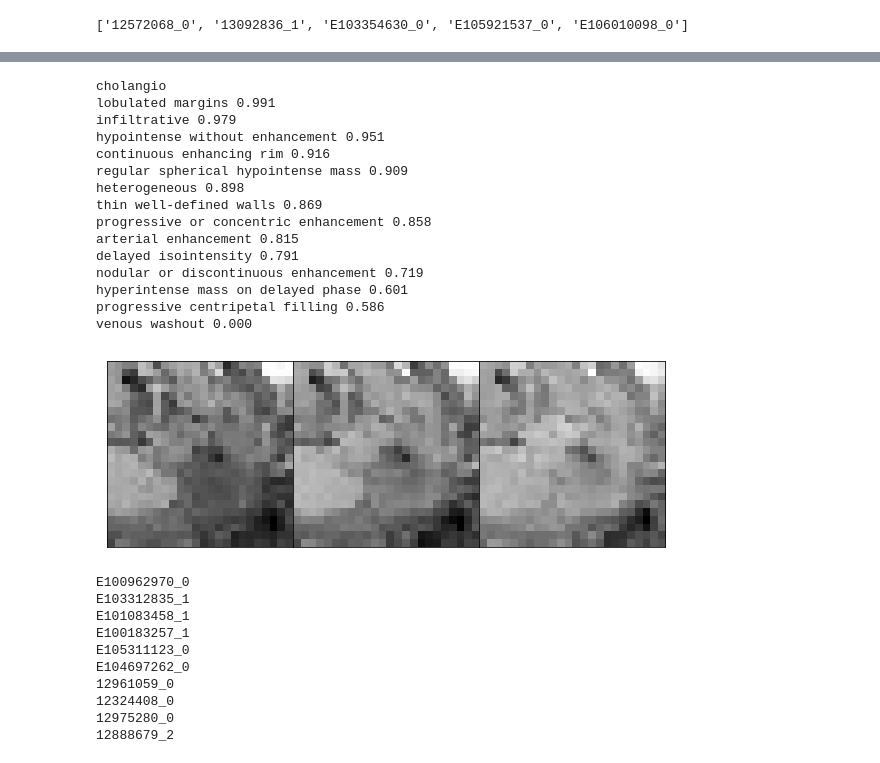
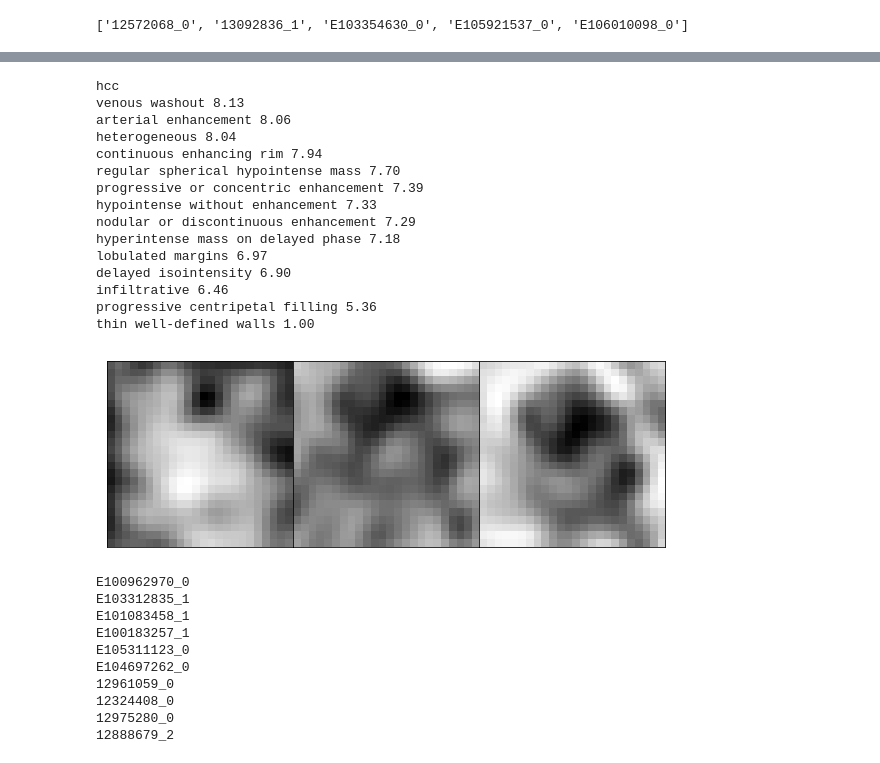
Before and after one commit to clintonjwang/voi-classifier, a Jupyter notebook: python/feature-analysis.ipynb, the cells around one changed output, grey strips where cells are left out. Saved outputs shown, nothing was run; the diff lists cells and outputs as text; code cells hidden in the pictures.

```diff
--- a/python/feature-analysis.ipynb
+++ b/python/feature-analysis.ipynb
@@ -143,0 +156,2 @@ fixed_indices = fixed_indices.astype(int)
+# %%
+x = np.linspace(-3,3, num=1000)
@@ -143,0 +186,3 @@ fixed_indices = fixed_indices.astype(int)
+# %%
+all_cov = np.cov(all_neurons.T)
+test_cov = np.cov(test_neurons.T)
@@ -162,31 +233,35 @@ Z = np.concatenate([Z_test[cls] for cls in C.classes_to_include], 0)
 # %%
-test_pre_act = np.empty([0,100])
-test_activ = np.empty([0,100])
+test_dense = np.empty([0,100])
+test_conv3 = np.empty([0,128*4])
 
 p_f = np.empty(num_features)
-img_id = 14
-voi_row = voi_df.loc[Z[img_id]]
+img_id = 1
+voi_row = voi_df.loc[z_test[img_id]]
 cls = voi_row['cls']
 aug_factor = 100
 for aug_id in range(aug_factor):
-    img = np.load(os.path.join(C.aug_dir, cls, "%s_%d.npy" % (Z[img_id], aug_id)))
+    img = np.load(os.path.join(C.aug_dir, cls, "%s_%d.npy" % (z_test[img_id], aug_id)))
+
     activ = model_pre_act.predict(np.expand_dims(img, 0))
-    test_pre_act = np.concatenate([test_pre_act, activ], axis=0)
-    activ = model_dense_outputs.predict(np.expand_dims(img, 0))
-    test_activ = np.concatenate([test_activ, activ], axis=0)
+    test_dense = np.concatenate([test_dense, activ], axis=0)
 
-m = all_pre_act.mean(axis=0)
-s = all_pre_act.std(axis=0)
-m_test = test_pre_act.mean(axis=0)
-s_test = test_pre_act.std(axis=0)
+    activ = model_conv3.predict(np.expand_dims(img, 0))
+    test_conv3 = np.concatenate([test_conv3, get_shells(activ, D)], axis=0)
+
+test_neurons = np.concatenate([test_conv3, test_dense], axis=1)
+
+m = all_neurons.mean(axis=0)
+s = all_neurons.std(axis=0)
+m_test = test_neurons.mean(axis=0)
+s_test = test_neurons.std(axis=0)
 
 c_ix = C.classes_to_include.index(cls)
-w_u = np.empty((num_features, num_units))
-p_fu = np.empty((num_features, num_units))
+w_u = np.empty((num_features, num_neurons))
+p_fu = np.empty((num_features, num_neurons))
 
 for f_ix in range(num_features):
-    F = feature_pre_act[all_features[f_ix]]
-    w_u[f_ix] = np.exp(KL[f_ix, :]) #+ W_eff[:, c_ix])
+    F = feature_neurons[all_features[f_ix]]
+    w_u[f_ix] = KL[f_ix, :] #np.exp(KL[f_ix, :]) #+ W_eff[:, c_ix])
     p_fu[f_ix] = np.exp(-kl_div(m_test, s_test, F.mean(axis=0),F.std(axis=0), one_sided="less"))
     #p_f[f_ix] = np.sum(w_u * p_fu) / np.sum(w_u)
 # %%
@@ -199,29 +291,29 @@ for f_ix in range(num_features):
 # %%
 print(cls)
 for f,strength in sorted(enumerate(p_f), key=lambda x:x[1], reverse=True):
     #if strength<0.2:
     #    break
-    print("%s %.3f" % (all_features[f], strength))
+    print("%s %.2f" % (all_features[f], log(strength+e)))
 
-x_test_quick = X[img_id]#orig_data_dict[cls][0][np.where(orig_data_dict[cls][1] == indices_f[test_ix])]
+x_test_quick = x_test[img_id]#orig_data_dict[cls][0][np.where(orig_data_dict[cls][1] == indices_f[test_ix])]
 hf.draw_slices(x_test_quick)
 # %% [output]
-cholangio
-lobulated margins 0.991
-infiltrative 0.979
-hypointense without enhancement 0.951
-continuous enhancing rim 0.916
-regular spherical hypointense mass 0.909
-heterogeneous 0.898
-thin well-defined walls 0.869
-progressive or concentric enhancement 0.858
-arterial enhancement 0.815
-delayed isointensity 0.791
-nodular or discontinuous enhancement 0.719
-hyperintense mass on delayed phase 0.601
-progressive centripetal filling 0.586
-venous washout 0.000
+hcc
+venous washout 8.13
+arterial enhancement 8.06
+heterogeneous 8.04
+continuous enhancing rim 7.94
+regular spherical hypointense mass 7.70
+progressive or concentric enhancement 7.39
+hypointense without enhancement 7.33
+nodular or discontinuous enhancement 7.29
+hyperintense mass on delayed phase 7.18
+lobulated margins 6.97
+delayed isointensity 6.90
+infiltrative 6.46
+progressive centripetal filling 5.36
+thin well-defined walls 1.00
-[figure, old version]
+[figure, new version]
 # %%
 df = pd.read_excel(os.path.join(C.base_dir, "data", "annotated_features.xlsx"), 5)
 
```
Also changed, not shown: parts of 20 cells of this notebook.
